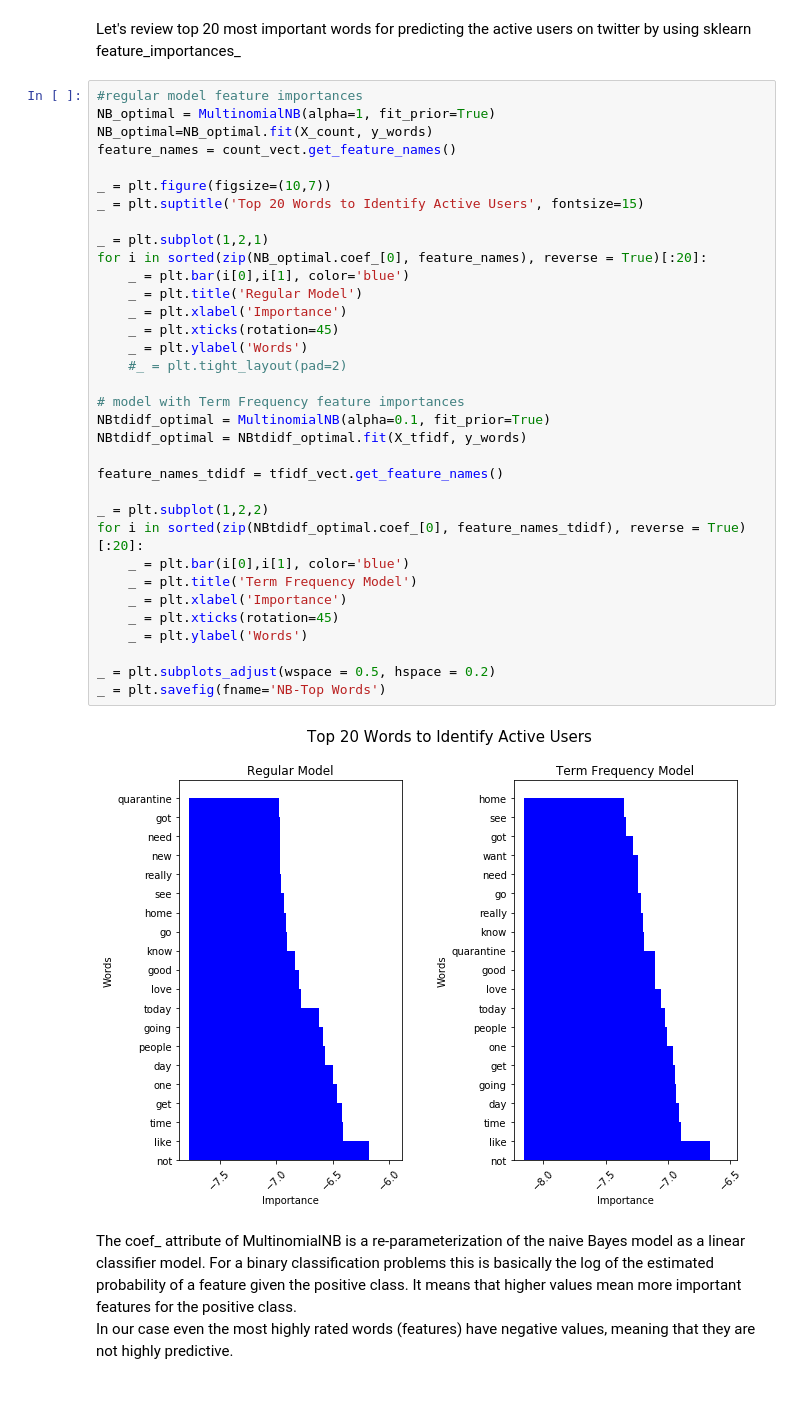
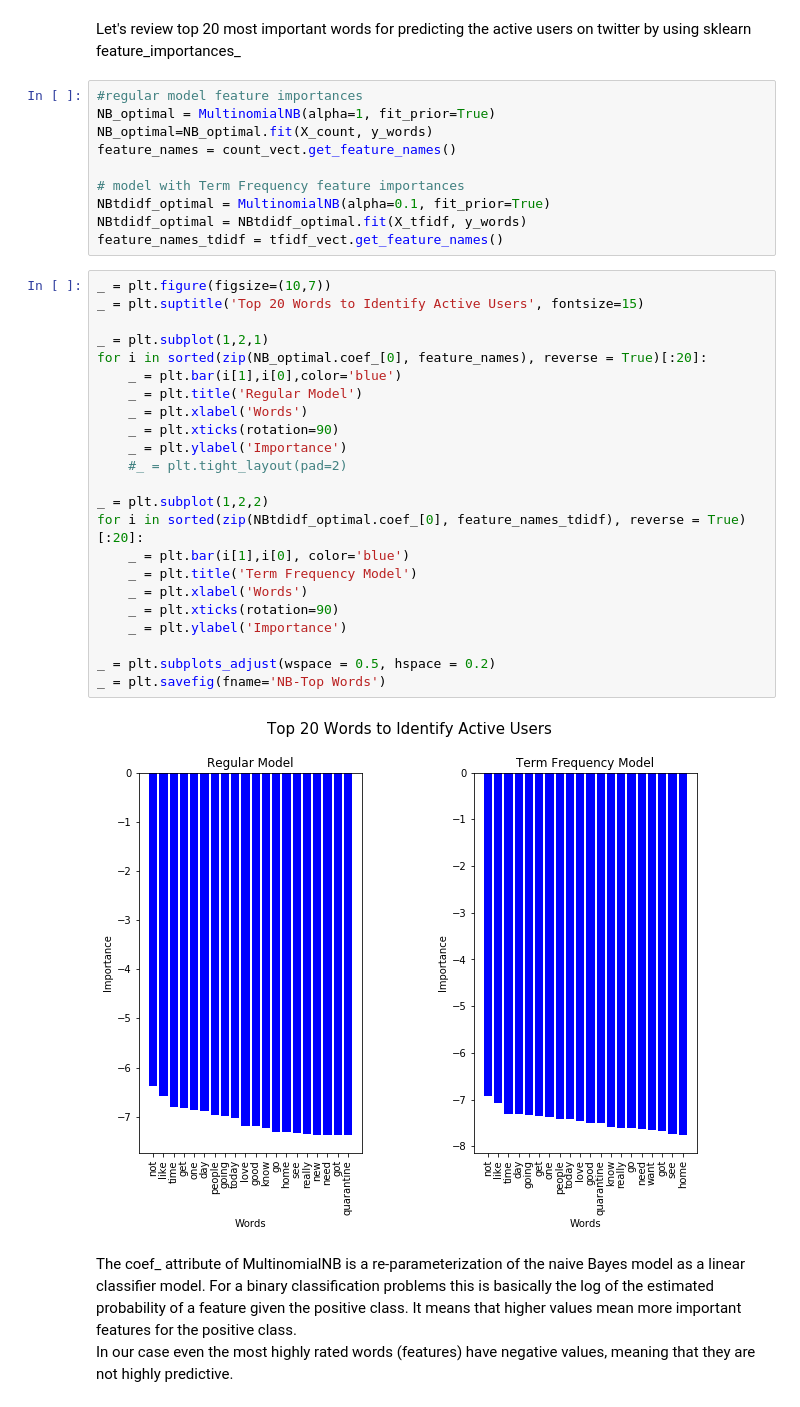
Before and after one commit to a-kantur/Springboard, a Jupyter notebook: Capstone Project 2/3.3. ML - Naive Bayes Model for Predicting User Type.ipynb, the cells around one changed output. Cells and saved outputs as stored; diff of their text form.

```diff
--- a/Capstone Project 2/3.3. ML - Naive Bayes Model for Predicting User Type.ipynb
+++ b/Capstone Project 2/3.3. ML - Naive Bayes Model for Predicting User Type.ipynb
@@ -167,42 +158,41 @@ The ROC-AUC score has improved to 84% for both models.
 ## Feature Importances
 # %% [markdown]
 Let's review top 20 most important words for predicting the active users on twitter by using sklearn feature_importances_
+# %%
+#regular model feature importances
+NB_optimal = MultinomialNB(alpha=1, fit_prior=True)
+NB_optimal=NB_optimal.fit(X_count, y_words)
+feature_names = count_vect.get_feature_names()
+
+# model with Term Frequency feature importances
+NBtdidf_optimal = MultinomialNB(alpha=0.1, fit_prior=True)
+NBtdidf_optimal = NBtdidf_optimal.fit(X_tfidf, y_words)
+feature_names_tdidf = tfidf_vect.get_feature_names()
 # %%
-#regular model feature importances
-NB_optimal = MultinomialNB(alpha=1, fit_prior=True)
-NB_optimal=NB_optimal.fit(X_count, y_words)
-feature_names = count_vect.get_feature_names()
-
 _ = plt.figure(figsize=(10,7))
 _ = plt.suptitle('Top 20 Words to Identify Active Users', fontsize=15)
 
 _ = plt.subplot(1,2,1)
 for i in sorted(zip(NB_optimal.coef_[0], feature_names), reverse = True)[:20]:
-    _ = plt.bar(i[0],i[1], color='blue')
+    _ = plt.bar(i[1],i[0],color='blue')
     _ = plt.title('Regular Model')
-    _ = plt.xlabel('Importance')
-    _ = plt.xticks(rotation=45)
-    _ = plt.ylabel('Words')
+    _ = plt.xlabel('Words')
+    _ = plt.xticks(rotation=90)
+    _ = plt.ylabel('Importance')
     #_ = plt.tight_layout(pad=2)
-
-# model with Term Frequency feature importances
-NBtdidf_optimal = MultinomialNB(alpha=0.1, fit_prior=True)
-NBtdidf_optimal = NBtdidf_optimal.fit(X_tfidf, y_words)
-
-feature_names_tdidf = tfidf_vect.get_feature_names()
 
 _ = plt.subplot(1,2,2)
 for i in sorted(zip(NBtdidf_optimal.coef_[0], feature_names_tdidf), reverse = True)[:20]:
-    _ = plt.bar(i[0],i[1], color='blue')
+    _ = plt.bar(i[1],i[0], color='blue')
     _ = plt.title('Term Frequency Model')
-    _ = plt.xlabel('Importance')
-    _ = plt.xticks(rotation=45)
-    _ = plt.ylabel('Words')
+    _ = plt.xlabel('Words')
+    _ = plt.xticks(rotation=90)
+    _ = plt.ylabel('Importance')
 
 _ = plt.subplots_adjust(wspace = 0.5, hspace = 0.2)
 _ = plt.savefig(fname='NB-Top Words')
 # %% [output]
-[figure, old version]
+[figure, new version]
 # %% [markdown]
 The coef_ attribute of MultinomialNB is a re-parameterization of the naive Bayes model as a linear classifier model. For a binary classification problems this is basically the log of the estimated probability of a feature given the positive class. It means that higher values mean more important features for the positive class. <br>
 In our case even the most highly rated words (features) have negative values, meaning that they are not highly predictive.
```
Also changed, not shown: parts of 2 cells of this notebook.
